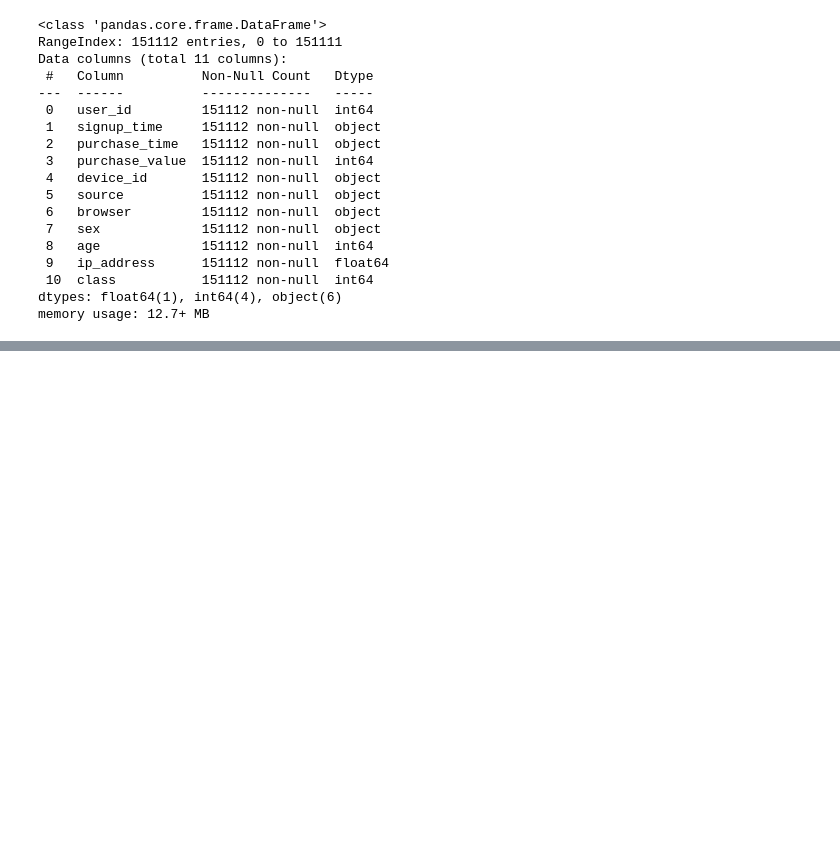
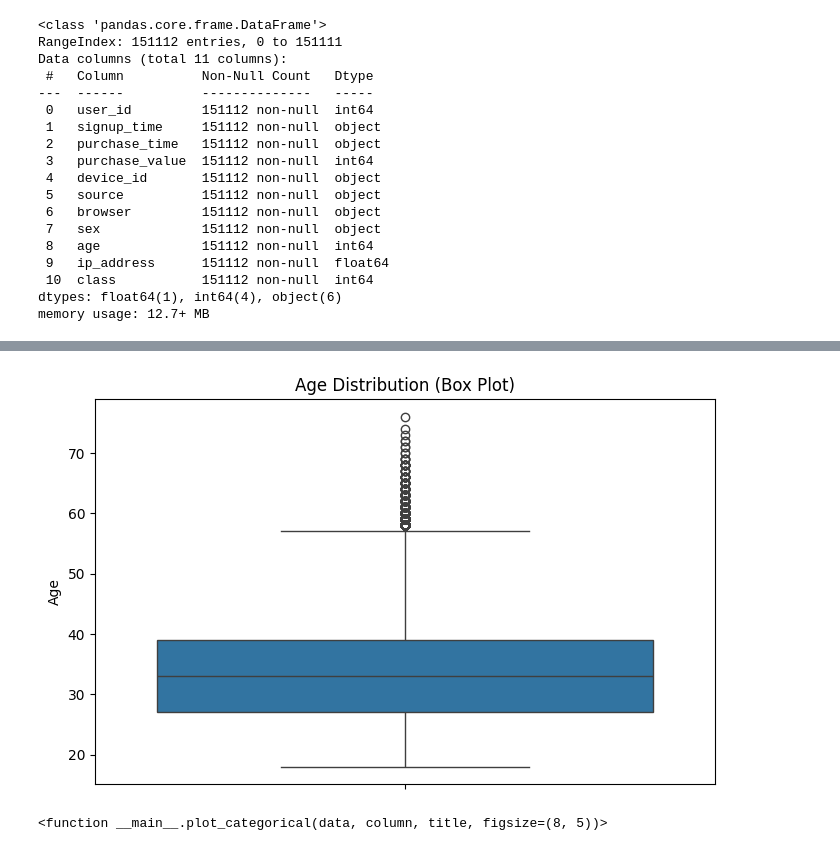
Before and after one commit to surak-alf/Fraud_Detection, a Jupyter notebook: notebook/data_analysis.ipynb, the cells around one changed output, grey strips where cells are left out. Saved outputs shown, nothing was run; the diff lists cells and outputs as text; code cells hidden in the pictures; blank space fills up the shorter version.

```diff
--- a/notebook/data_analysis.ipynb
+++ b/notebook/data_analysis.ipynb
@@ -62,0 +125,9 @@ memory usage: 12.7+ MB
+# %%
+# Age Distribution Plot (Box Plot)
+plt.figure(figsize=(8, 5))
+sns.boxplot(y=fraud_data['age'])
+plt.title('Age Distribution (Box Plot)')
+plt.ylabel('Age')
+plt.show()
+# %% [output]
+[figure, added]
@@ -62,0 +145,4 @@ memory usage: 12.7+ MB
+# %%
+plot_categorical
+# %% [output]
+<function __main__.plot_categorical(data, column, title, figsize=(8, 5))>
```
Also changed, not shown: parts of 10 cells of this notebook, 1 other file.
